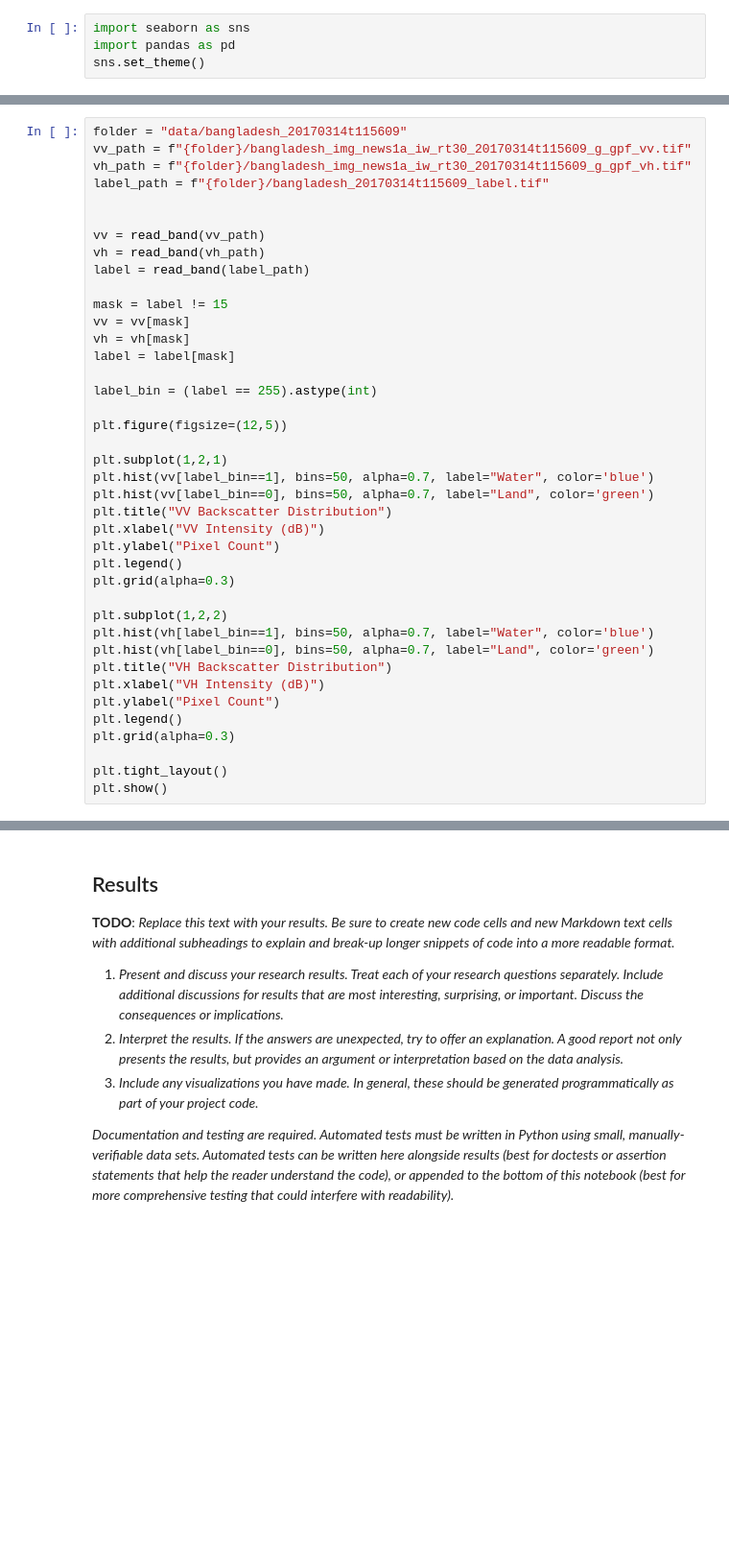
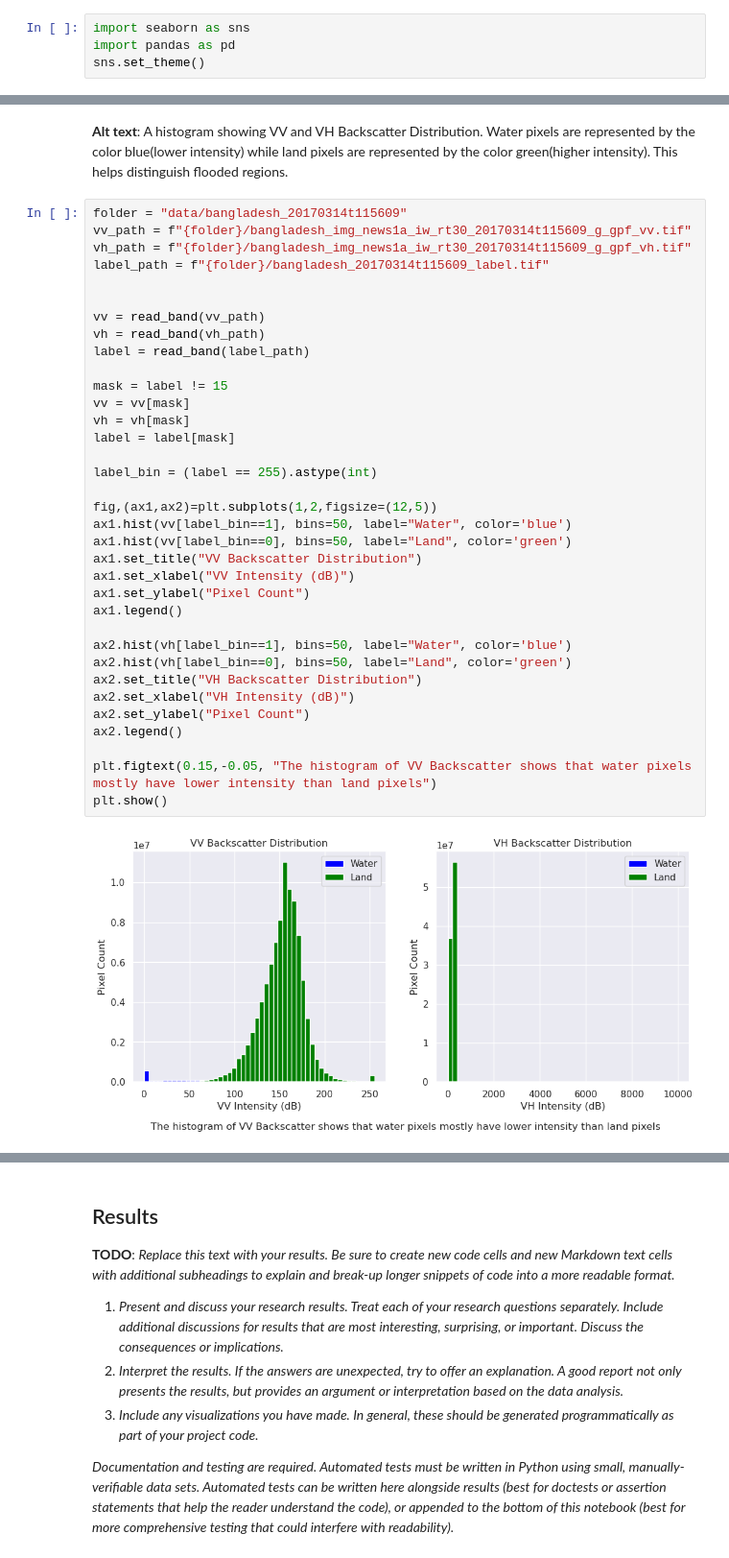
Before and after one commit to NarenRamakrishnan/Machine-Learning-Techniques-for-Flood-Extent-Detection, a Jupyter notebook: project.ipynb, the cells around one changed output, grey strips where cells are left out. Shown: that part at 96% size. Cells and saved outputs as stored; diff of their text form; blank space fills up the shorter version.

```diff
--- a/project.ipynb
+++ b/project.ipynb
@@ -448,41 +467,40 @@ plt.show()
+# %% [markdown]
+**Alt text**: A histogram showing VV and VH Backscatter Distribution. Water pixels are represented by the color blue(lower intensity) while land pixels are represented by the color green(higher intensity). This helps distinguish flooded regions.
 # %%
 folder = "data/bangladesh_20170314t115609"
 vv_path = f"{folder}/bangladesh_img_news1a_iw_rt30_20170314t115609_g_gpf_vv.tif"
 vh_path = f"{folder}/bangladesh_img_news1a_iw_rt30_20170314t115609_g_gpf_vh.tif"
 label_path = f"{folder}/bangladesh_20170314t115609_label.tif"
 
 
 vv = read_band(vv_path)
 vh = read_band(vh_path)
 label = read_band(label_path)
 
 mask = label != 15
 vv = vv[mask]
 vh = vh[mask]
 label = label[mask]
 
 label_bin = (label == 255).astype(int)
 
-plt.figure(figsize=(12,5))
+fig,(ax1,ax2)=plt.subplots(1,2,figsize=(12,5))
+ax1.hist(vv[label_bin==1], bins=50, label="Water", color='blue')
+ax1.hist(vv[label_bin==0], bins=50, label="Land", color='green')
+ax1.set_title("VV Backscatter Distribution")
+ax1.set_xlabel("VV Intensity (dB)")
+ax1.set_ylabel("Pixel Count")
+ax1.legend()
 
-plt.subplot(1,2,1)
-plt.hist(vv[label_bin==1], bins=50, alpha=0.7, label="Water", color='blue')
-plt.hist(vv[label_bin==0], bins=50, alpha=0.7, label="Land", color='green')
-plt.title("VV Backscatter Distribution")
-plt.xlabel("VV Intensity (dB)")
-plt.ylabel("Pixel Count")
-plt.legend()
-plt.grid(alpha=0.3)
+ax2.hist(vh[label_bin==1], bins=50, label="Water", color='blue')
+ax2.hist(vh[label_bin==0], bins=50, label="Land", color='green')
+ax2.set_title("VH Backscatter Distribution")
+ax2.set_xlabel("VH Intensity (dB)")
+ax2.set_ylabel("Pixel Count")
+ax2.legend()
 
-plt.subplot(1,2,2)
-plt.hist(vh[label_bin==1], bins=50, alpha=0.7, label="Water", color='blue')
-plt.hist(vh[label_bin==0], bins=50, alpha=0.7, label="Land", color='green')
-plt.title("VH Backscatter Distribution")
-plt.xlabel("VH Intensity (dB)")
-plt.ylabel("Pixel Count")
-plt.legend()
-plt.grid(alpha=0.3)
-
-plt.tight_layout()
+plt.figtext(0.15,-0.05, "The histogram of VV Backscatter shows that water pixels mostly have lower intensity than land pixels")
 plt.show()
+# %% [output]
+[figure, added]
 # %% [markdown]
```
Also changed, not shown: parts of 19 cells of this notebook.
